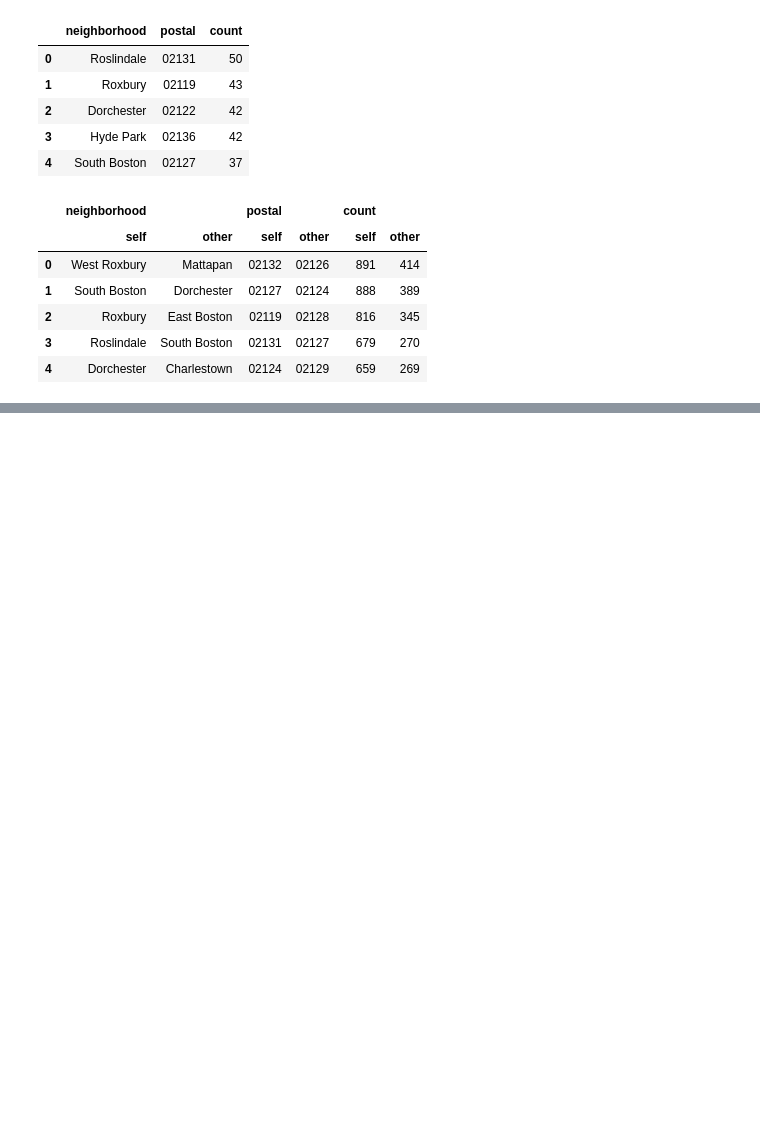
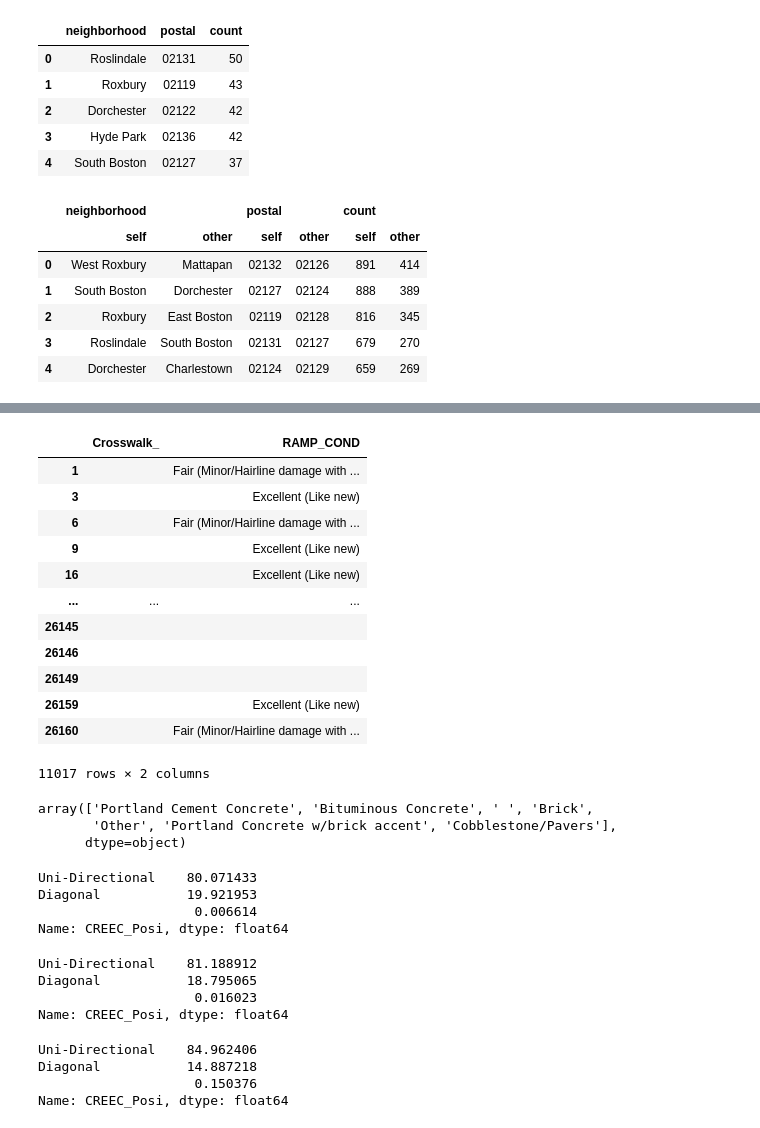
Before and after one commit to BU-Spark/ds-stantec-sidewalks, a Jupyter notebook: spring23-team-1/files/ramps_0.ipynb, the cells around one changed output, grey strips where cells are left out. Drawn from its saved outputs; the diff is of its cells as text; code cells hidden in the pictures; blank space fills up the shorter version.

```diff
--- a/spring23-team-1/files/ramps_0.ipynb
+++ b/spring23-team-1/files/ramps_0.ipynb
@@ -250,0 +398,22 @@ top_5_excellent.compare(top_5_fair)
+# %%
+ramps_0_df[ramps_0_df['Crosswalk_'] == ' '][['Crosswalk_', 'RAMP_COND']]
+# %% [output]
+|  | Crosswalk_ | RAMP_COND |
+| 1 |  | Fair (Minor/Hairline damage with ... |
+| 3 |  | Excellent (Like new) |
+| 6 |  | Fair (Minor/Hairline damage with ... |
+| 9 |  | Excellent (Like new) |
+| 16 |  | Excellent (Like new) |
+| ... | ... | ... |
+| 26145 |  |  |
+| 26146 |  |  |
+| 26149 |  |  |
+| 26159 |  | Excellent (Like new) |
+| 26160 |  | Fair (Minor/Hairline damage with ... |
+11017 rows × 2 columns
+# %%
+ramps_0_df['RAMP_MATL'].unique()
+# %% [output]
+array(['Portland Cement Concrete', 'Bituminous Concrete', ' ', 'Brick',
+       'Other', 'Portland Concrete w/brick accent', 'Cobblestone/Pavers'],
+      dtype=object)
@@ -250,0 +427,24 @@ top_5_excellent.compare(top_5_fair)
+# %%
+#ramps_0_excel_df[['CREEC_Type', 'CREEC_Posi', 'RAMP_MATL', 'Bearing', 'LAND_EXIST']]
+ramps_0_excel_df['CREEC_Posi'].value_counts(normalize = True) * 100
+# %% [output]
+Uni-Directional    80.071433
+Diagonal           19.921953
+                    0.006614
+Name: CREEC_Posi, dtype: float64
+# %%
+#ramps_0_fair_df[['CREEC_Type', 'CREEC_Posi', 'RAMP_MATL', 'Bearing', 'LAND_EXIST']]
+ramps_0_fair_df['CREEC_Posi'].value_counts(normalize = True) * 100
+# %% [output]
+Uni-Directional    81.188912
+Diagonal           18.795065
+                    0.016023
+Name: CREEC_Posi, dtype: float64
+# %%
+#ramps_0_poor_df[['CREEC_Type', 'CREEC_Posi', 'RAMP_MATL', 'Bearing', 'LAND_EXIST']]
+ramps_0_poor_df['CREEC_Posi'].value_counts(normalize = True) * 100
+# %% [output]
+Uni-Directional    84.962406
+Diagonal           14.887218
+                    0.150376
+Name: CREEC_Posi, dtype: float64
```
Also changed, not shown: parts of 48 cells of this notebook.
